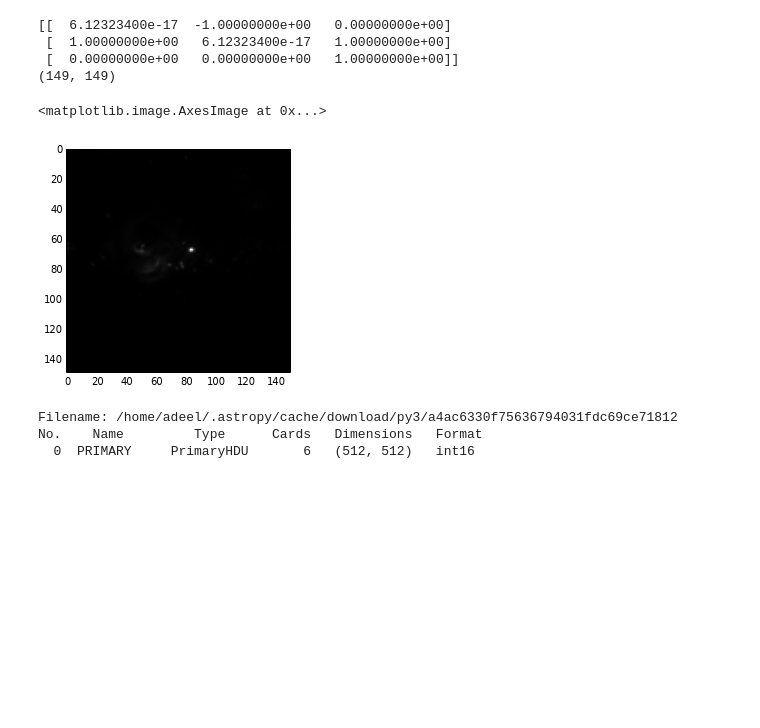
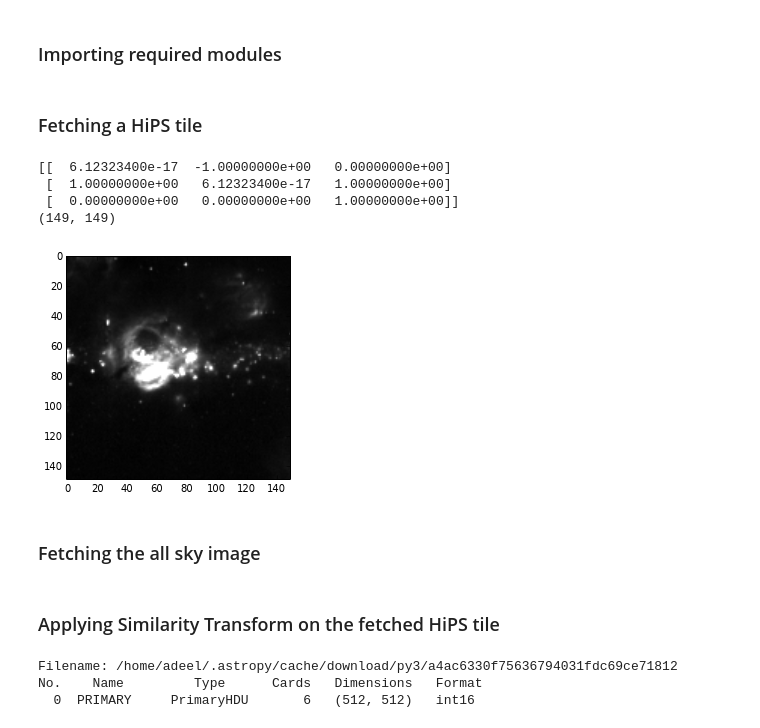
Before and after one commit to adl1995/HIPS-to-Py, a Jupyter notebook: examples/Affine and Projective transformation.ipynb, the cells around one changed output. Saved outputs shown, nothing was run; the diff lists cells and outputs as text; code cells hidden in the pictures; blank space fills up the shorter version.

```diff
--- a/examples/Affine and Projective transformation.ipynb
+++ b/examples/Affine and Projective transformation.ipynb
@@ -1,3 +1,5 @@
+# %% [markdown]
+### Importing required modules
 # %%
 from __future__ import print_function
 
@@ -13,24 +15,29 @@ from astropy.coordinates import SkyCoord
 from astropy.io import fits
 from astropy.wcs import WCS
 import healpy
+# %% [markdown]
+### Fetching a HiPS tile
 # %%
 from astropy.utils.data import get_pkg_data_filename
 
 tform = tf.SimilarityTransform(scale=1, rotation=math.pi/2,
                                translation=(0, 1))
 print(tform.params)
 
 # Get the all sky image
 # hdu_list = fits.open('https://github.com/gammapy/gammapy-extra/blob/master/datasets/catalogs/fermi/gll_psch_v08.fit.gz?raw=true')
 hdu_list = fits.open(get_pkg_data_filename('galactic_center/gc_msx_e.fits'))
 wcs1 = WCS(hdu_list[0].header)
 all_sky = hdu_list[0].data.astype('float')
 print(all_sky.shape)
-plt.imshow(all_sky, cmap='gray')
+plt.imshow(all_sky, cmap='gray', vmax=0.0001)
+plt.imsave(fname='all_sky.png', arr=all_sky, cmap='gray', vmax=0.0001)
+plt.show()
 # %% [output]
 [[  6.12323400e-17  -1.00000000e+00   0.00000000e+00]
  [  1.00000000e+00   6.12323400e-17   1.00000000e+00]
  [  0.00000000e+00   0.00000000e+00   1.00000000e+00]]
 (149, 149)
-<matplotlib.image.AxesImage at 0x...>
-[figure, old version]
+[figure, new version]
+# %% [markdown]
+### Fetching the all sky image
@@ -37,3 +51,5 @@ plt.imshow(all_sky, cmap='gray')
+# %% [markdown]
+### Applying Similarity Transform on the fetched HiPS tile
 # %%
 hips_tile_hdu = fits.open('https://github.com/hipspy/hips-extra/blob/master/datasets/samples/DSS2Red/Norder3/Dir0/Npix450.fits?raw=true')
 hips_tile_hdu.info()
```
Also changed, not shown: parts of 10 cells of this notebook, 5 other files.
